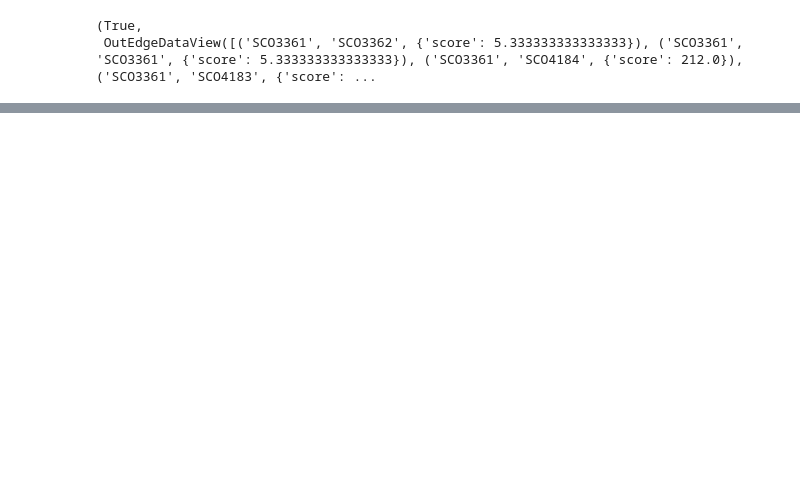
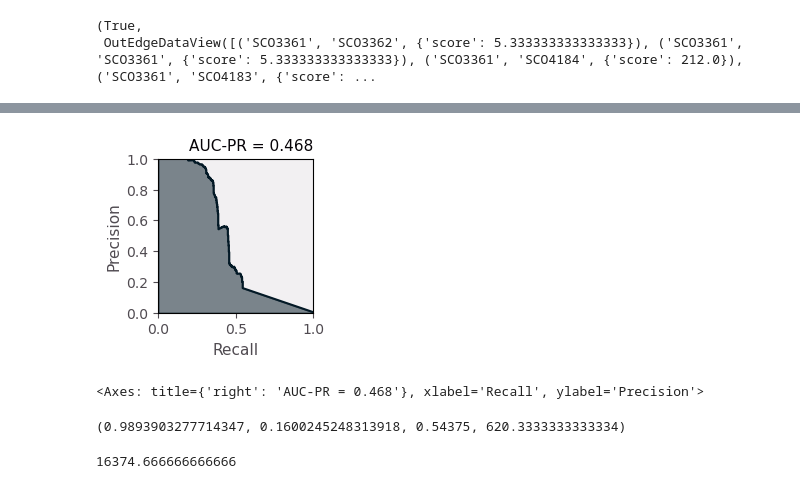
Before and after one commit to freyrelab/netective, a Jupyter notebook: src/netective/stats/foo.ipynb, the cells around one changed output, grey strips where cells are left out. Cells and saved outputs as stored; diff of their text form; code cells hidden in the pictures; blank space fills up the shorter version.

```diff
--- a/src/netective/stats/foo.ipynb
+++ b/src/netective/stats/foo.ipynb
@@ -48,0 +33,16 @@ ax = bin_stats.plot_precision_recall_curve()
+# %%
+ax = bin_stats.plot_precision_recall_curve()
+# %% [output]
+[figure, added]
+# %%
+ax
+# %% [output]
+<Axes: title={'right': 'AUC-PR = 0.468'}, xlabel='Recall', ylabel='Precision'>
+# %%
+bin_stats.accuracy(), bin_stats.precision(), bin_stats.recall(), bin_stats.optimal_cutoff()
+# %% [output]
+(0.9893903277714347, 0.1600245248313918, 0.54375, 620.3333333333334)
+# %%
+bin_stats.cutoff
+# %% [output]
+16374.666666666666
```
Also changed, not shown: parts of 13 cells of this notebook, 2 other files.
